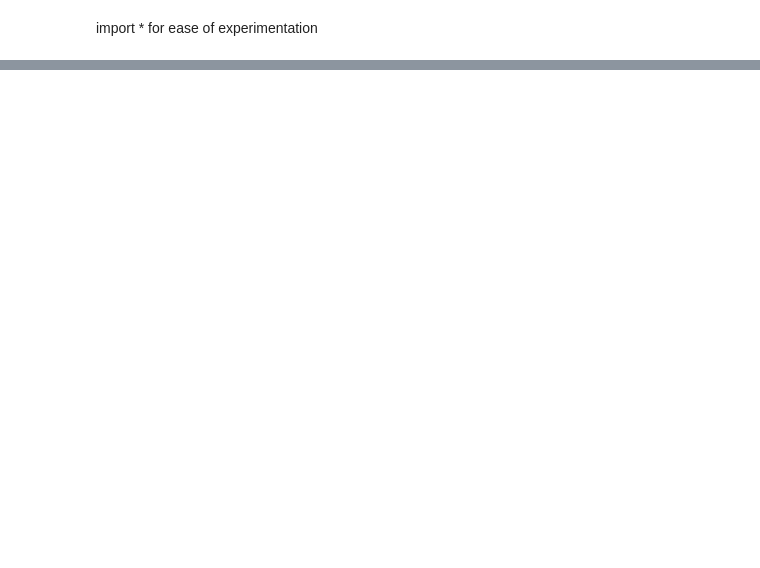
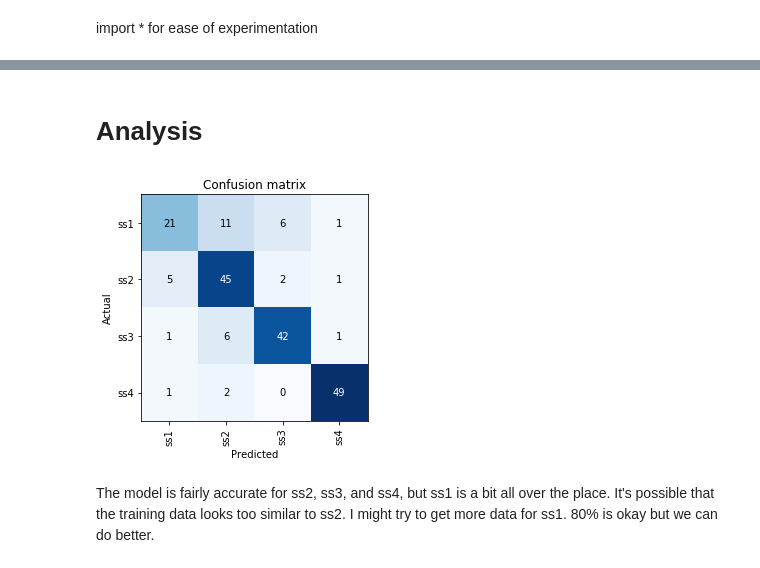
Before and after one commit to Murtaza-Husain1/Super-Saiyan-Classifier, a Jupyter notebook: Super_Saiyan_Classifier.ipynb, the cells around one changed output, grey strips where cells are left out. Saved outputs shown, nothing was run; the diff lists cells and outputs as text; code cells hidden in the pictures; blank space fills up the shorter version.

```diff
--- a/Super_Saiyan_Classifier.ipynb
+++ b/Super_Saiyan_Classifier.ipynb
@@ -71,0 +169,2 @@ array(['h_988', 'http://rubberslug.s3.amazonaws.com/user/6/63cab97f277413aa0c829
+# %%
+learn.fit_one_cycle(13)
@@ -71,0 +188,2 @@ array(['h_988', 'http://rubberslug.s3.amazonaws.com/user/6/63cab97f277413aa0c829
+# %%
+learn.fit_one_cycle(30)
@@ -71,0 +208,12 @@ array(['h_988', 'http://rubberslug.s3.amazonaws.com/user/6/63cab97f277413aa0c829
+# %% [markdown]
+# Analysis
+# %%
+learn.load('stage-1')
+# %%
+interp = ClassificationInterpretation.from_learner(learn)
+# %%
+interp.plot_confusion_matrix()
+# %% [output]
+[figure, added]
+# %% [markdown]
+The model is fairly accurate for ss2, ss3, and ss4, but ss1 is a bit all over the place. It's possible that the training data looks too similar to ss2. I might try to get more data for ss1. 80% is okay but we can do better.
```
Also changed, not shown: parts of 39 cells of this notebook.
